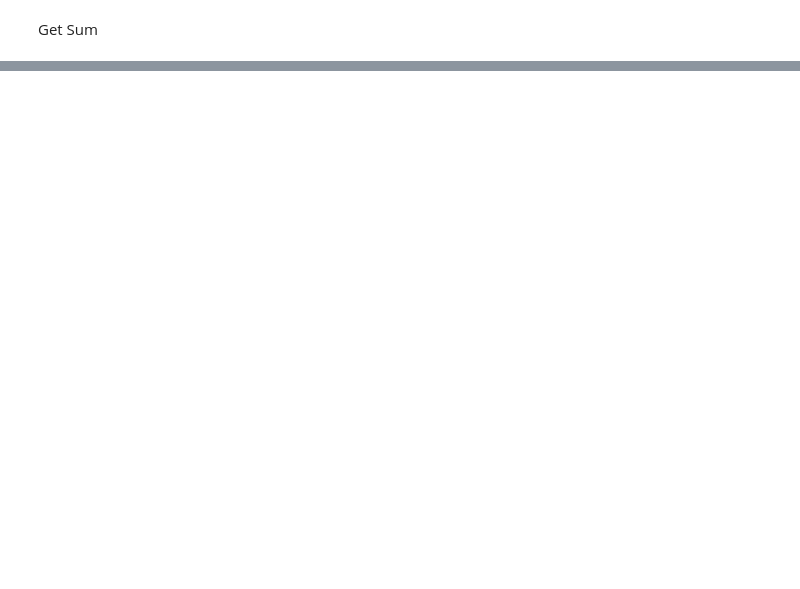
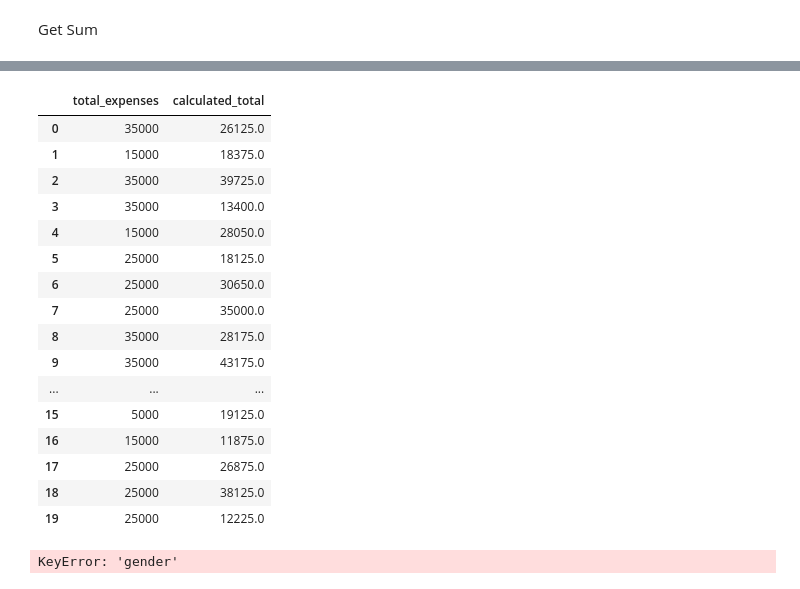
Before and after one commit to Pasindu115530/Static-Project, a Jupyter notebook: test.ipynb, the cells around one changed output, grey strips where cells are left out. Cells and saved outputs as stored; diff of their text form; code cells hidden in the pictures; blank space fills up the shorter version.

```diff
--- a/test.ipynb
+++ b/test.ipynb
@@ -385,3 +402,46 @@ display(std_df)
 | 9 | clothing | 869.184718 |
 | 10 | gym_cost | 878.203752 |
 | 11 | medical_cost | 687.184271 |
+# %%
+# Calculate total monthly expenditure by summing across expense categories
+df["calculated_total"] = df[expense_cols].sum(axis=1)
+
+# Compare with the existing 'total_expenses' column (if available)
+comparison = df[["total_expenses", "calculated_total"]].head(20)
+
+from IPython.display import display
+display(comparison)
+# %% [output]
+|  | total_expenses | calculated_total |
+| 0 | 35000 | 26125.0 |
+| 1 | 15000 | 18375.0 |
+| 2 | 35000 | 39725.0 |
+| 3 | 35000 | 13400.0 |
+| 4 | 15000 | 28050.0 |
+| 5 | 25000 | 18125.0 |
+| 6 | 25000 | 30650.0 |
+| 7 | 25000 | 35000.0 |
+| 8 | 35000 | 28175.0 |
+| 9 | 35000 | 43175.0 |
+| ... | ... | ... |
+| 15 | 5000 | 19125.0 |
+| 16 | 15000 | 11875.0 |
+| 17 | 25000 | 26875.0 |
+| 18 | 25000 | 38125.0 |
+| 19 | 25000 | 12225.0 |
+# %%
+# Group by living arrangement
+living_group = df.groupby("living_arrangement")[expense_cols].mean()
+
+# Group by gender
+gender_group = df.groupby("gender")[expense_cols].mean()
+
+# Group by university
+university_group = df.groupby("university")[expense_cols].mean()
+
+from IPython.display import display
+display(living_group)
+display(gender_group)
+display(university_group)
+# %% [output]
+KeyError: 'gender'
```
Also changed, not shown: parts of 5 cells of this notebook.
